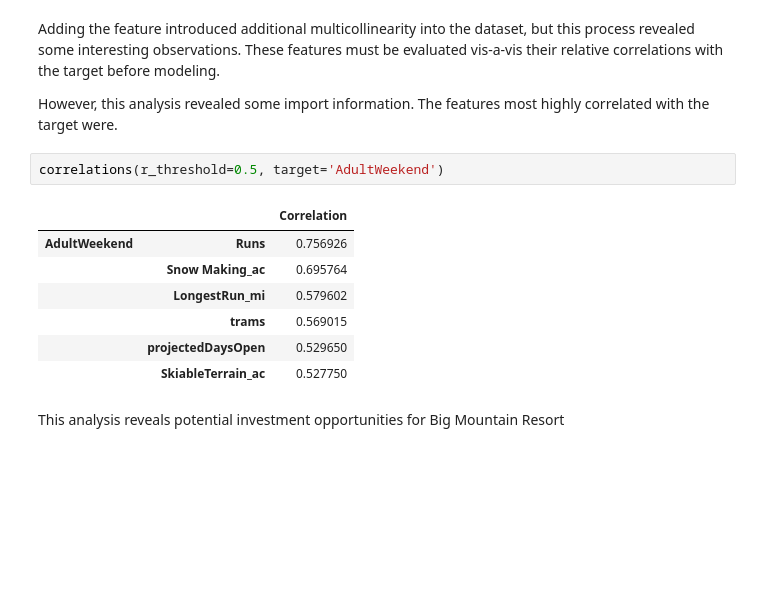
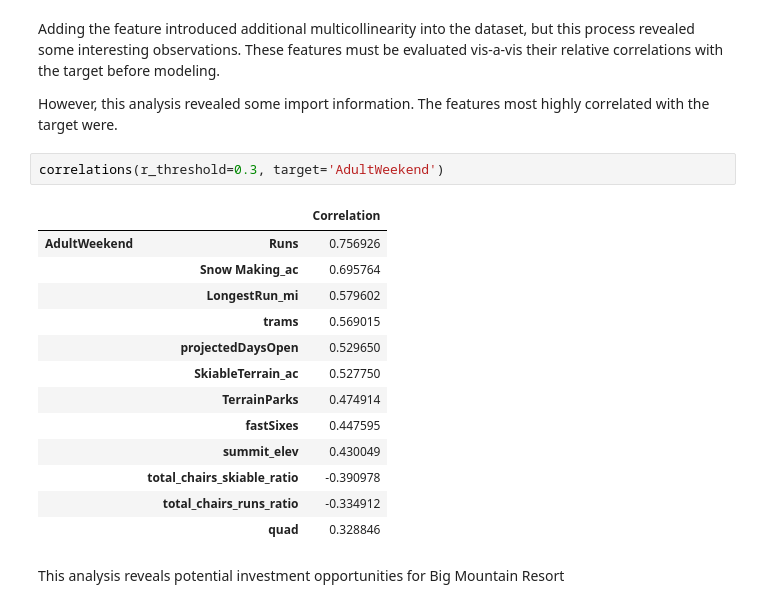
Before and after one commit to john-james-ai/Springboard, a Jupyter notebook: DataScienceGuidedCapstone/Step Three - Exploratory Data Analysis/03_exploratory_data_analysis.ipynb, the cells around one changed output. Cells and saved outputs as stored; diff of their text form; blank space fills up the shorter version.

```diff
--- a/DataScienceGuidedCapstone/Step Three - Exploratory Data Analysis/03_exploratory_data_analysis.ipynb
+++ b/DataScienceGuidedCapstone/Step Three - Exploratory Data Analysis/03_exploratory_data_analysis.ipynb
@@ -1212,14 +1212,20 @@ Adding the feature introduced additional multicollinearity into the dataset, but
 
 However, this analysis revealed some import information. The features most highly correlated with the target were.
 # %%
-correlations(r_threshold=0.5, target='AdultWeekend')
+correlations(r_threshold=0.3, target='AdultWeekend')
 # %% [output]
 |  |  | Correlation |
 | AdultWeekend | Runs | 0.756926 |
 |  | Snow Making_ac | 0.695764 |
 |  | LongestRun_mi | 0.579602 |
 |  | trams | 0.569015 |
 |  | projectedDaysOpen | 0.529650 |
 |  | SkiableTerrain_ac | 0.527750 |
+|  | TerrainParks | 0.474914 |
+|  | fastSixes | 0.447595 |
+|  | summit_elev | 0.430049 |
+|  | total_chairs_skiable_ratio | -0.390978 |
+|  | total_chairs_runs_ratio | -0.334912 |
+|  | quad | 0.328846 |
 # %% [markdown]
 This analysis reveals potential investment opportunities for Big Mountain Resort
```
Also changed, not shown: parts of 1 cell of this notebook, 10 other files.
